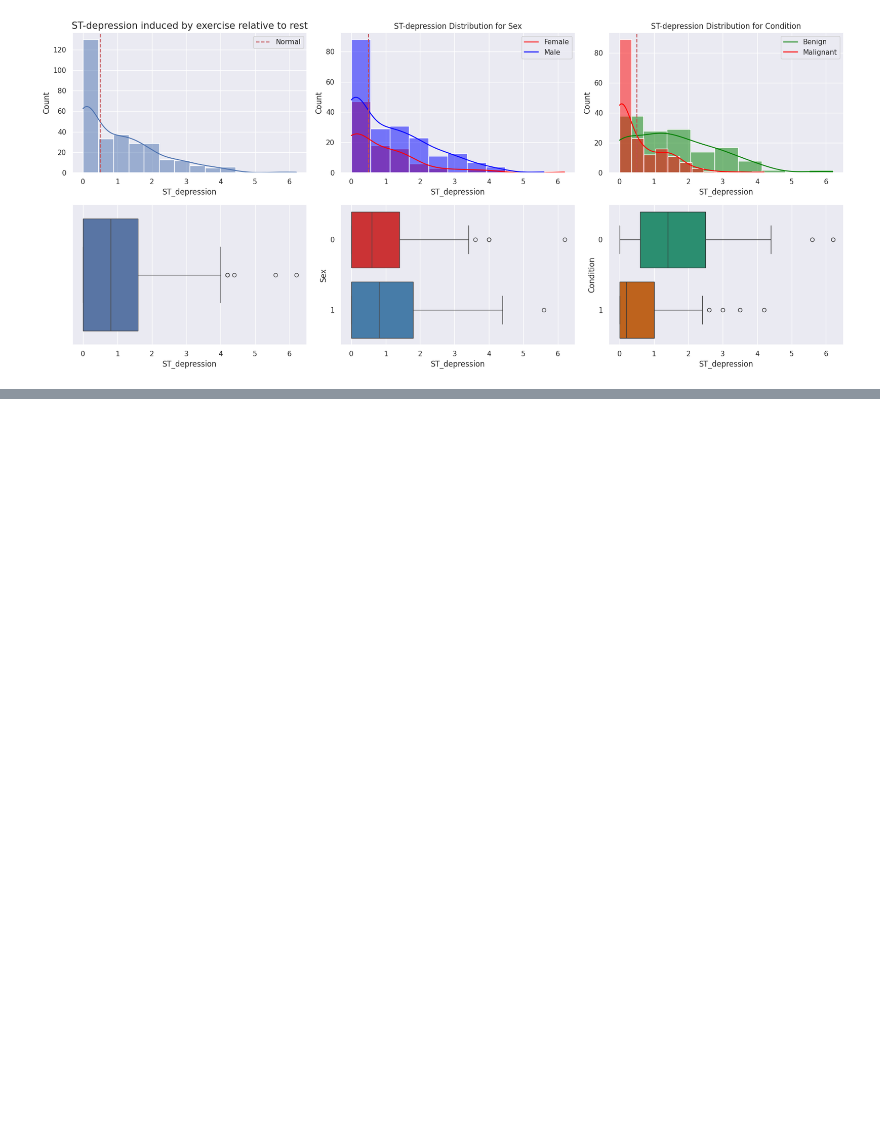
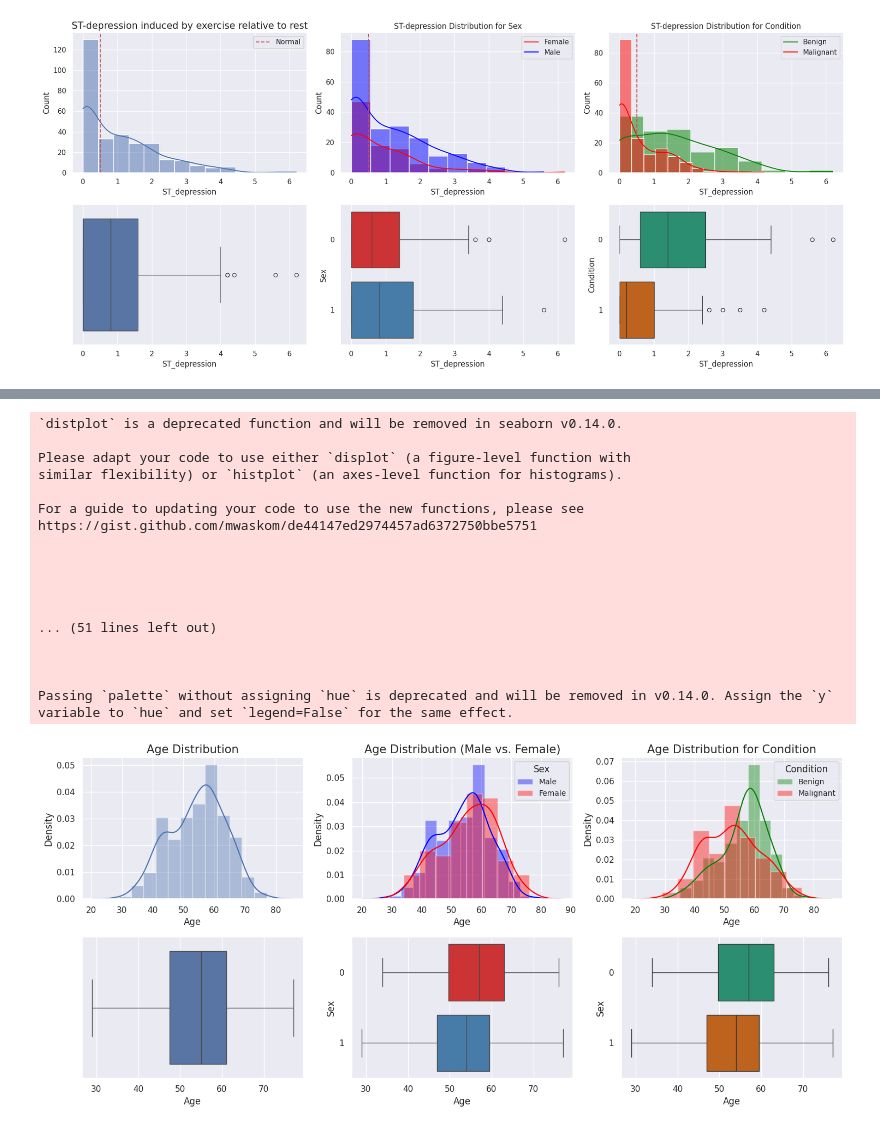
Before and after one commit to GudLukas/Lovelace-Team-Project, a Jupyter notebook: data.ipynb, the cells around one changed output, grey strips where cells are left out. Saved outputs shown, nothing was run; the diff lists cells and outputs as text; code cells hidden in the pictures; blank space fills up the shorter version.

```diff
--- a/data.ipynb
+++ b/data.ipynb
@@ -595,0 +664,66 @@ Passing `palette` without assigning `hue` is deprecated and will be removed in v
+# %%
+def age_distribution(data):
+    """
+    Make a standard distribution and distributions for Sex
+    """
+    fig = plt.figure(figsize=(15, 7))
+
+    # Age distribution
+    plt.subplot(2, 3, 1)
+    sns.distplot(data['Age'])
+    plt.title('Age Distribution', fontsize=15)
+
+    plt.subplot(2, 3, 4)
+    sns.boxplot(data['Age'], orient='h')
+
+
+    # Age distribution for sex
+    plt.subplot(2, 3, 2)
+    female = df[df['Sex']==0]['Age']
+    male = df[df['Sex']==1]['Age']
+    sns.distplot(male, color='Blue', label='Male')
+    sns.distplot(female, color='Red', label='Female')
+    plt.title('Age Distribution (Male vs. Female)', fontsize=15)
+    plt.legend(title='Sex', fontsize=10)
+
+    plt.subplot(2, 3, 5)
+    sns.boxplot(x=data['Age'], y=data['Sex'], orient='h', palette='Set1')
+
+
+    # Age distribution for Condition
+    plt.subplot(2, 3, 3)
+    benign = df[df['Condition']==0]['Age']
+    malignant = df[df['Condition']==1]['Age']
+
+    sns.distplot(benign, color='Green', label='Benign')
+    sns.distplot(malignant, color='Red', label='Malignant')
+    plt.title('Age Distribution for Condition', fontsize=15)
+    plt.legend(title='Condition', fontsize=10)
+
+    plt.subplot(2, 3, 6)
+    sns.boxplot(x=data['Age'], y=data['Sex'], orient='h', palette='Dark2')
+
+    plt.tight_layout()
+    plt.show()
+
+
+age_distribution(df)
+# %% [output]
+`distplot` is a deprecated function and will be removed in seaborn v0.14.0.
+
+Please adapt your code to use either `displot` (a figure-level function with
+similar flexibility) or `histplot` (an axes-level function for histograms).
+
+For a guide to updating your code to use the new functions, please see
+https://gist.github.com/mwaskom/de44147ed2974457ad6372750bbe5751
+
+
+
+
+
+... (51 lines left out)
+
+
+
+Passing `palette` without assigning `hue` is deprecated and will be removed in v0.14.0. Assign the `y` variable to `hue` and set `legend=False` for the same effect.
+[figure, added]
```
Also changed, not shown: parts of 6 cells of this notebook.
